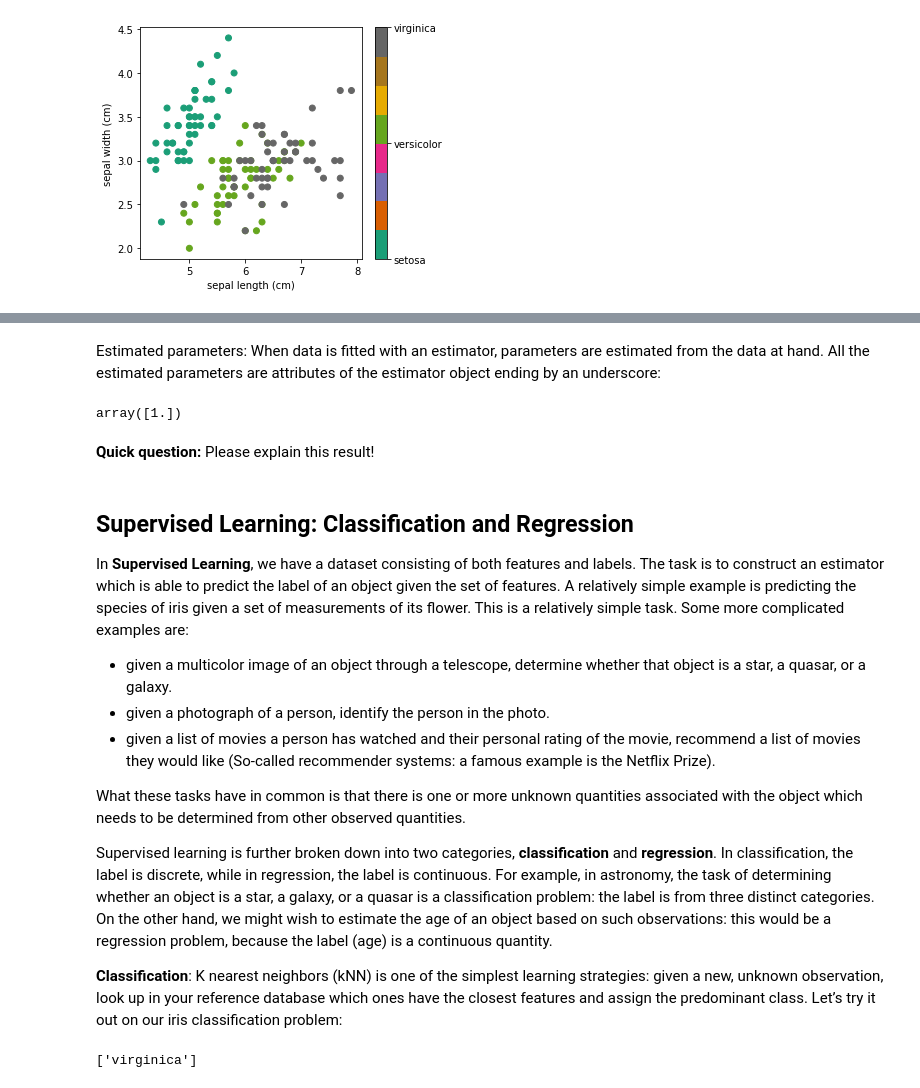
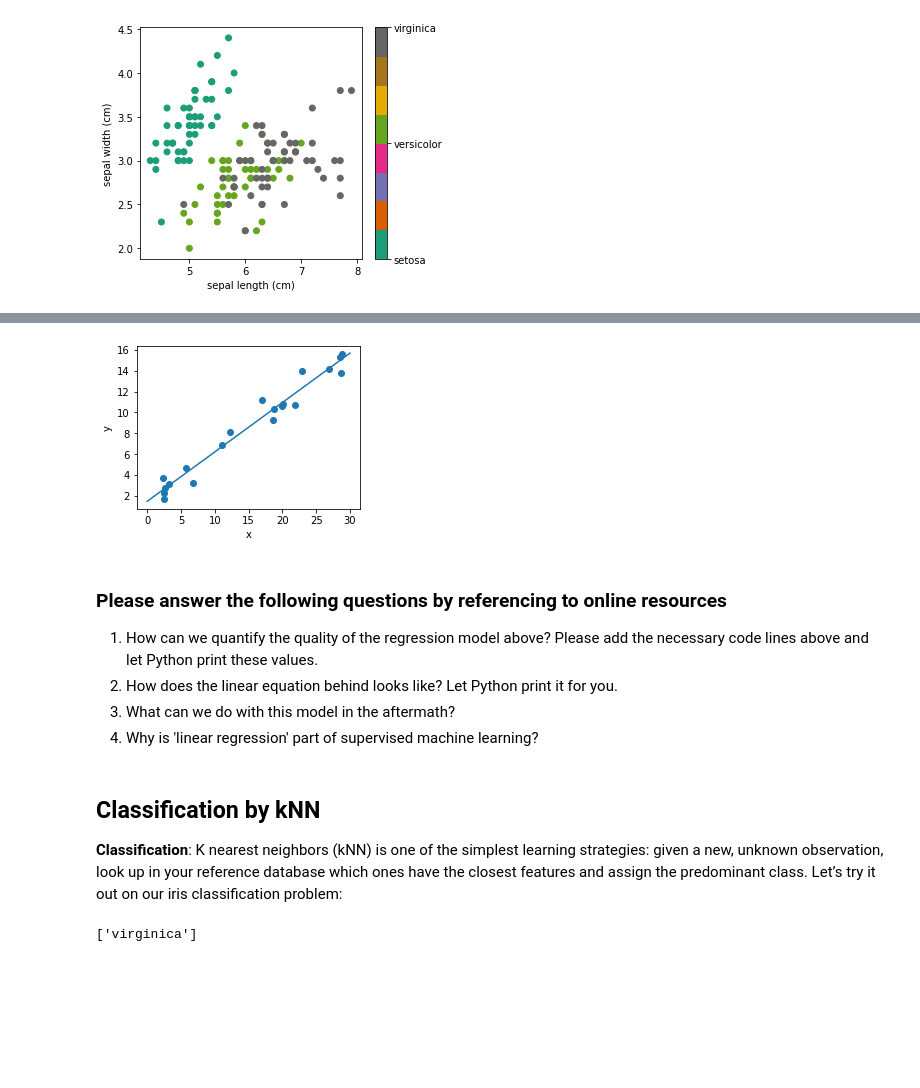
Before and after one commit to tomclemen/master_ai, a Jupyter notebook: Chapter04_super+unsuper.ipynb, the cells around one changed output, grey strips where cells are left out. Drawn from its saved outputs; the diff is of its cells as text; code cells hidden in the pictures; blank space fills up the shorter version.

```diff
--- a/Chapter04_super+unsuper.ipynb
+++ b/Chapter04_super+unsuper.ipynb
@@ -146,26 +144,47 @@ LinearRegression(normalize=True)
-# %% [markdown]
-Estimated parameters: When data is fitted with an estimator, parameters are estimated from the data at hand. All the estimated parameters are attributes of the estimator object ending by an underscore:
-# %%
-model.coef_
-# %% [output]
-array([1.])
-# %% [markdown]
-**Quick question:**
-Please explain this result!
-# %% [markdown]
-## Supervised Learning: Classification and Regression
-
-In **Supervised Learning**, we have a dataset consisting of both features and labels. The task is to construct an estimator which is able to predict the label of an object given the set of features. A relatively simple example is predicting the species of iris given a set of measurements of its flower. This is a relatively simple task. Some more complicated examples are:
-
-* given a multicolor image of an object through a telescope, determine whether that object is a star, a quasar, or a galaxy.
-* given a photograph of a person, identify the person in the photo.
-* given a list of movies a person has watched and their personal rating of the movie, recommend a list of movies they would like (So-called recommender systems: a famous example is the Netflix Prize).
-
-What these tasks have in common is that there is one or more unknown quantities associated with the object which needs to be determined from other observed quantities.
-
-Supervised learning is further broken down into two categories, **classification** and **regression**. In classification, the label is discrete, while in regression, the label is continuous. For example, in astronomy, the task of determining whether an object is a star, a galaxy, or a quasar is a classification problem: the label is from three distinct categories. On the other hand, we might wish to estimate the age of an object based on such observations: this would be a regression problem, because the label (age) is a continuous quantity.
-
-**Classification**: K nearest neighbors (kNN) is one of the simplest learning strategies: given a new, unknown observation, look up in your reference database which ones have the closest features and assign the predominant class. Let’s try it out on our iris classification problem:
+# %%
+import numpy as np
+import matplotlib.pyplot as plt
+from sklearn.linear_model import LinearRegression
+
+# x from 0 to 30
+x = 30 * np.random.random((20,1))
+
+# y = a*x + b with noise
+y = 0.5 * x + 1.0 + np.random.normal(size=x.shape)
+
+# create a linear regression model
+model = LinearRegression()
+model.fit(x, y)
+
+# predict y from the data
+x_new = np.linspace(0, 30, 100)
+y_new = model.predict(x_new[:, np.newaxis])
+
+# plot the results
+plt.figure(figsize=(4, 3))
+ax = plt.axes()
+ax.scatter(x, y)
+ax.plot(x_new, y_new)
+
+ax.set_xlabel('x')
+ax.set_ylabel('y')
+
+ax.axis('tight')
+
+plt.show()
+# %% [output]
+[figure, added]
+# %% [markdown]
+### Please answer the following questions by referencing to online resources
+
+1. How can we quantify the quality of the regression model above? Please add the necessary code lines above and let Python print these values.
+2. How does the linear equation behind looks like? Let Python print it for you.
+3. What can we do with this model in the aftermath?
+4. Why is 'linear regression' part of supervised machine learning?
+# %% [markdown]
+## Classification by kNN
+
+**Classification**: K nearest neighbors (kNN) is one of the simplest learning strategies: given a new, unknown observation, look up in your reference database which ones have the closest features and assign the predominant class. Let’s try it out on our iris classification problem:
 # %%
 from sklearn import neighbors, datasets
 iris = datasets.load_iris()
```
Also changed, not shown: parts of 107 cells of this notebook.
